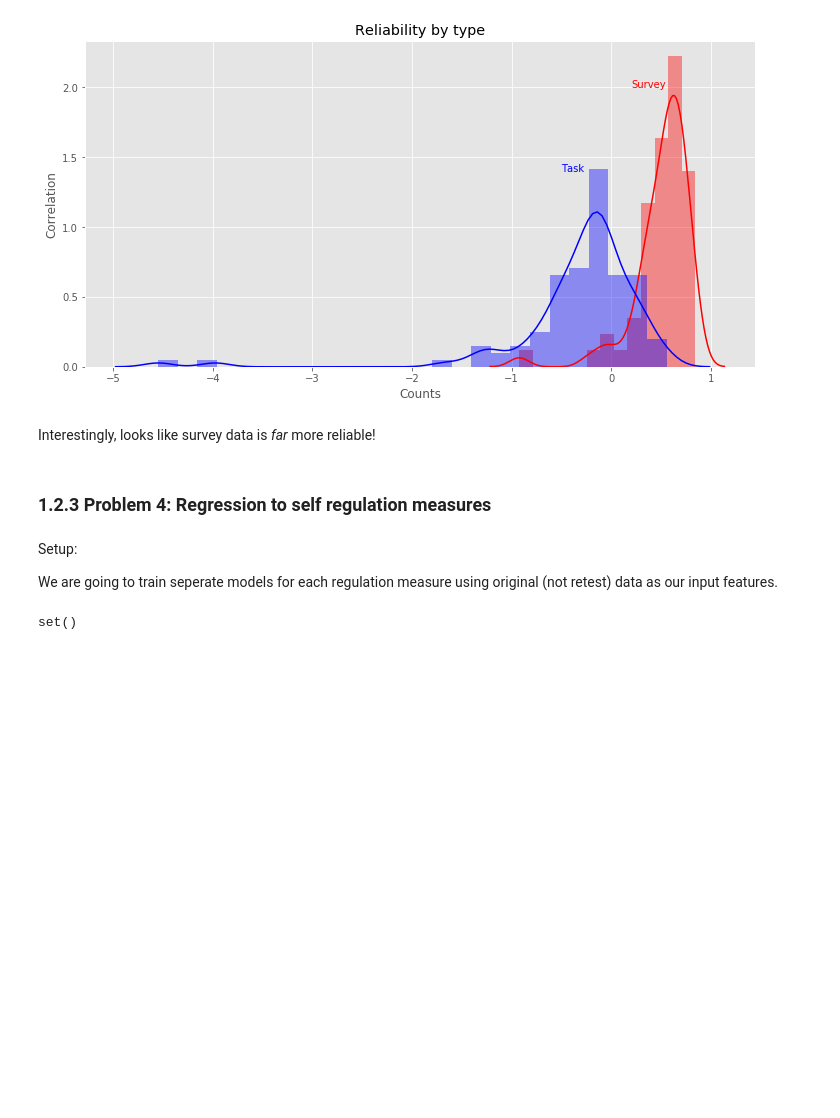
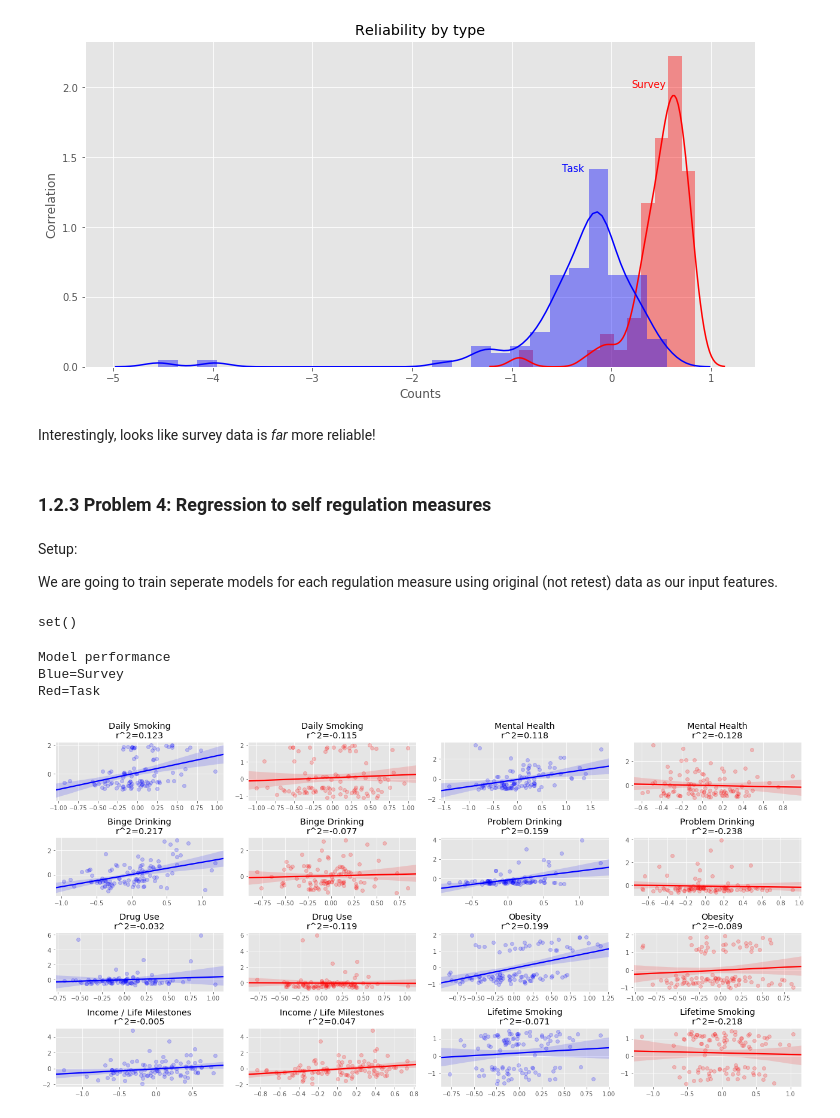
Before and after one commit to benpeloquin7/psych253, a Jupyter notebook: HW/hw2/hw2.ipynb, the cells around one changed output. Saved outputs shown, nothing was run; the diff lists cells and outputs as text; code cells hidden in the pictures; blank space fills up the shorter version.

```diff
--- a/HW/hw2/hw2.ipynb
+++ b/HW/hw2/hw2.ipynb
@@ -629,18 +635,11 @@ set(df_task_survey.subject_id) - set(df_regulation.subject_id)
 # %% [output]
 set()
 # %%
-alphas = [1e-05, 1e-04, 1e-03, 1e-02, 1e-01, 0, 1, 10, 100]
+alphas = [1e-5, 1e-4, 1e-3, 1e-2, 1e-1, 1, 10, 100]
+# %%
+train_idxs, test_idxs = get_split_idxs(df_task_survey[task_cols].shape[0]);
 # %%
-X = np.asarray(df_task_survey[df_task_survey.columns[1:-1]]) # remove first (subject_id) and last (type) cols
+df_features = df_task_survey[df_task_survey.columns[1:-1]] # remove first (subject_id) and last (type) cols
+X_survey = np.asarray(df_features[survey_cols])
+X_task = np.asarray(df_features[task_cols])
 ys = {col: df_regulation[col].values for i, col in enumerate(df_regulation.columns[1:])}
-# %%
-
-for i, (reg_measure, y) in enumerate(ys.items()):
-    X_train, X_test, y_train, y_test = train_test_split(X, y, random_state=i)
-    y_train = y_train
-    y_test = y_test
-    model = RidgeCV(alphas=alphas).fit(X_train, y_train)
-    train_preds = model.predict(X_train)
-    test_preds = model.predict(X_test)
-    train_performance = r_squared(train_preds, y_train)
-    test_performance = r_squared(test_preds, y_test)
@@ -646,0 +682,20 @@ for i, (reg_measure, y) in enumerate(ys.items()):
+# %%
+print("Model performance")
+print("Blue=Survey")
+print("Red=Task")
+plt.figure(figsize=(18,9))
+row_num = 0
+col_num = 0
+for i, x in enumerate(d_results2):
+    plt.subplot(4, 4, i+1)
+    col = "blue" if d_results[i]["data"] == "survey" else "red"
+    sns.regplot(d_results[i]["test_preds"],
+                d_results[i]["test_gold"],
+                scatter_kws={"alpha":0.2}, color=col)
+    plt.title("{}\nr^2={}".format(d_results[i]["measure"], round(d_results[i]["test_r2"], 3)))
+plt.tight_layout()
+# %% [output]
+Model performance
+Blue=Survey
+Red=Task
+[figure, added]
```
Also changed, not shown: parts of 15 cells of this notebook.
